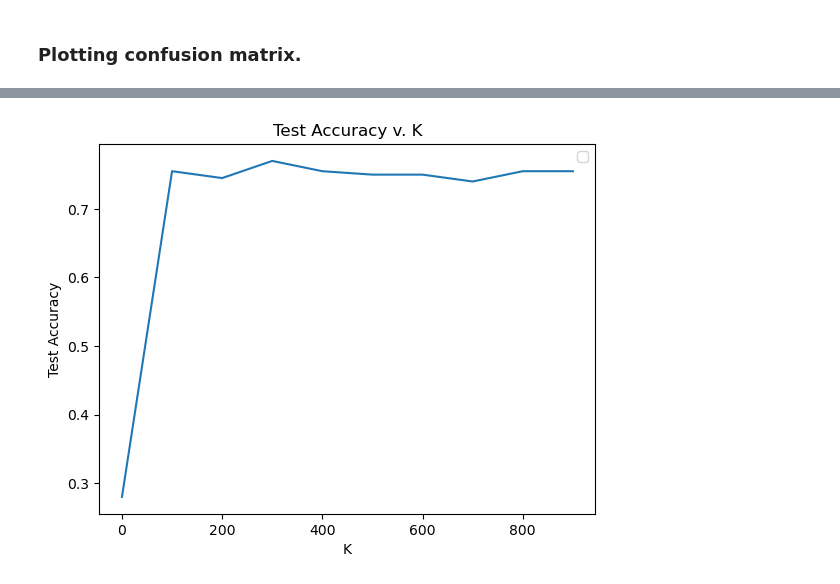
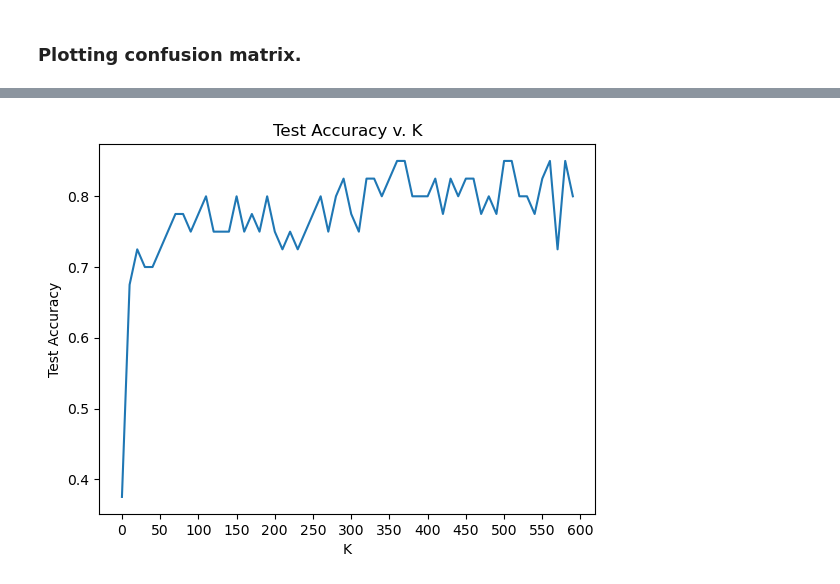
Before and after one commit to msonalkar/MED264, a Jupyter notebook: Python/MED264_Thymoma_Classification_Final.ipynb, the cells around one changed output, grey strips where cells are left out. Saved outputs shown, nothing was run; the diff lists cells and outputs as text; code cells hidden in the pictures.

```diff
--- a/Python/MED264_Thymoma_Classification_Final.ipynb
+++ b/Python/MED264_Thymoma_Classification_Final.ipynb
@@ -342,6 +342,7 @@ from sklearn.preprocessing import OneHotEncoder, StandardScaler
 from tensorflow.keras.models import Sequential
 from tensorflow.keras.layers import Dense, Dropout
 from tensorflow.keras.utils import to_categorical
+import tensorflow
 
 def runMLP(X):
     # Preprocess the target variable (One-Hot Encoding)
@@ -367,10 +368,11 @@ def runMLP(X):
     ])
 
     # Compile the model
+    optimizer = tensorflow.keras.optimizers.Adam(learning_rate=0.0001)
     model.compile(optimizer='adam', loss='categorical_crossentropy', metrics=['accuracy'])
 
     # Train the model
-    history = model.fit(X_train, Y_train, validation_data=(X_test, Y_test), epochs=50, batch_size=32)
+    history = model.fit(X_train, Y_train, validation_data=(X_test, Y_test), epochs=100, batch_size=32)
 
     # Predict on the test set
     Y_pred_probs = model.predict(X_test)
@@ -639,9 +629,11 @@ plt.show()
 # %%
-k = range(0,1000,100)
+k = range(0,600,10)
 test_accuracies = []
+X = combinedPhenoBetas_new.drop(columns=["Age","Sex","CancerType","CancerSubtype"])
+Y = combinedPhenoBetas_new["CancerSubtype"].values
 for i in k:
     X_Kselected = SelectKBest(k=i+1).fit_transform(X, Y)
-    test_accuracy = runSVC(X_Kselected,Y)
+    test_accuracy = runMLP(X_Kselected)[0]
     test_accuracies.append(test_accuracy)
 print(test_accuracies)
 # %% [output]
@@ -745,9 +657,9 @@ Mean Test AUC: 0.9509670391731581
 # %%
 plt.plot(k, test_accuracies)
 plt.xlabel('K')
 plt.ylabel('Test Accuracy')
-plt.legend()
+plt.xticks(range(0,650,50))
 plt.title('Test Accuracy v. K')
 plt.show()
 # %% [output]
-[figure, old version]
+[figure, new version]
```
Also changed, not shown: parts of 12 cells of this notebook.
